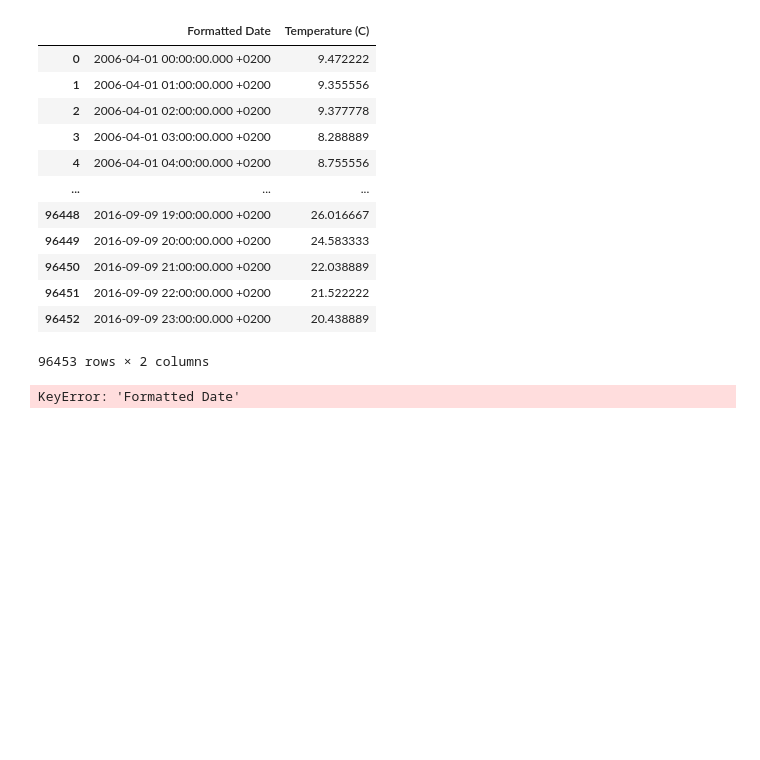
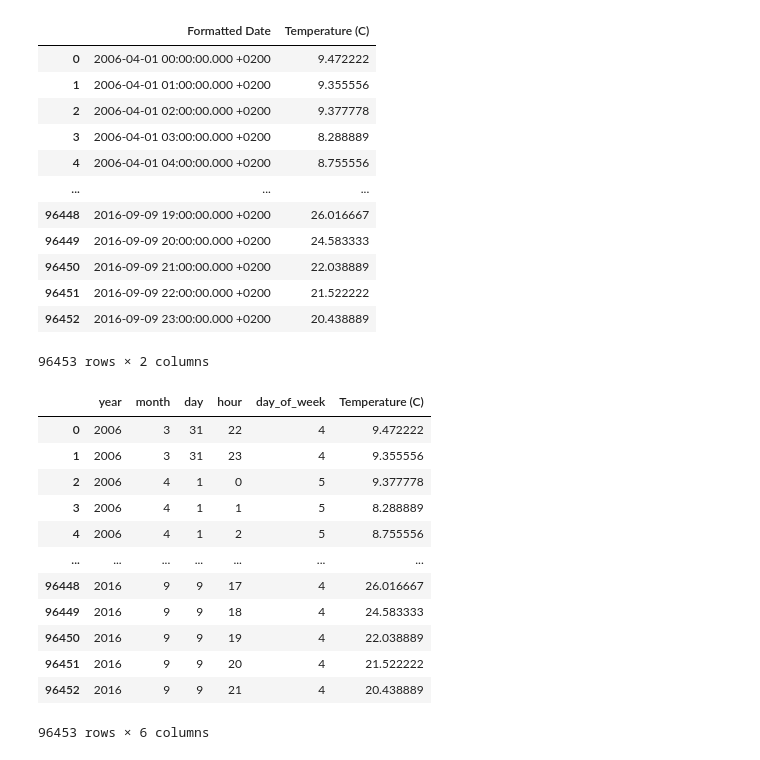
Before and after one commit to Average-Me/projects, a Jupyter notebook: Weather data.ipynb, the cells around one changed output. Drawn from its saved outputs; the diff is of its cells as text; code cells hidden in the pictures; blank space fills up the shorter version.

```diff
--- a/Weather data.ipynb
+++ b/Weather data.ipynb
@@ -42,17 +42,28 @@ df_trim
 # %%
 #преобразование даты в отдельные колонки utc = true переводит время в один стандарт
 df_trim['Formatted Date'] = pd.to_datetime(df_trim['Formatted Date'], utc=True)
 df_trim['Formatted Date'] = pd.to_datetime(df_trim['Formatted Date'])
 df_trim['year'] = df_trim['Formatted Date'].dt.year
 df_trim['month'] = df_trim['Formatted Date'].dt.month
 df_trim['day'] = df_trim['Formatted Date'].dt.day
 df_trim['hour'] = df_trim['Formatted Date'].dt.hour
 df_trim['day_of_week'] = df_trim['Formatted Date'].dt.dayofweek
 
 # новый порядок колонок
 df_trim = df_trim.drop(['Formatted Date'],axis=1)
-#cols = ['Formatted Date', 'year', 'month', 'day', 'hour', 'day_of_week', 'Temperature (C)']
-df = df['Formatted Date', 'year', 'month', 'day', 'hour', 'day_of_week', 'Temperature (C)']
+df_trim = df_trim[['year', 'month', 'day', 'hour', 'day_of_week', 'Temperature (C)']]
 df_trim
 # %% [output]
+|  | year | month | day | hour | day_of_week | Temperature (C) |
+| 0 | 2006 | 3 | 31 | 22 | 4 | 9.472222 |
+| 1 | 2006 | 3 | 31 | 23 | 4 | 9.355556 |
+| 2 | 2006 | 4 | 1 | 0 | 5 | 9.377778 |
+| 3 | 2006 | 4 | 1 | 1 | 5 | 8.288889 |
+| 4 | 2006 | 4 | 1 | 2 | 5 | 8.755556 |
+| ... | ... | ... | ... | ... | ... | ... |
+| 96448 | 2016 | 9 | 9 | 17 | 4 | 26.016667 |
+| 96449 | 2016 | 9 | 9 | 18 | 4 | 24.583333 |
+| 96450 | 2016 | 9 | 9 | 19 | 4 | 22.038889 |
+| 96451 | 2016 | 9 | 9 | 20 | 4 | 21.522222 |
+| 96452 | 2016 | 9 | 9 | 21 | 4 | 20.438889 |
-KeyError: 'Formatted Date'
+96453 rows × 6 columns
```
